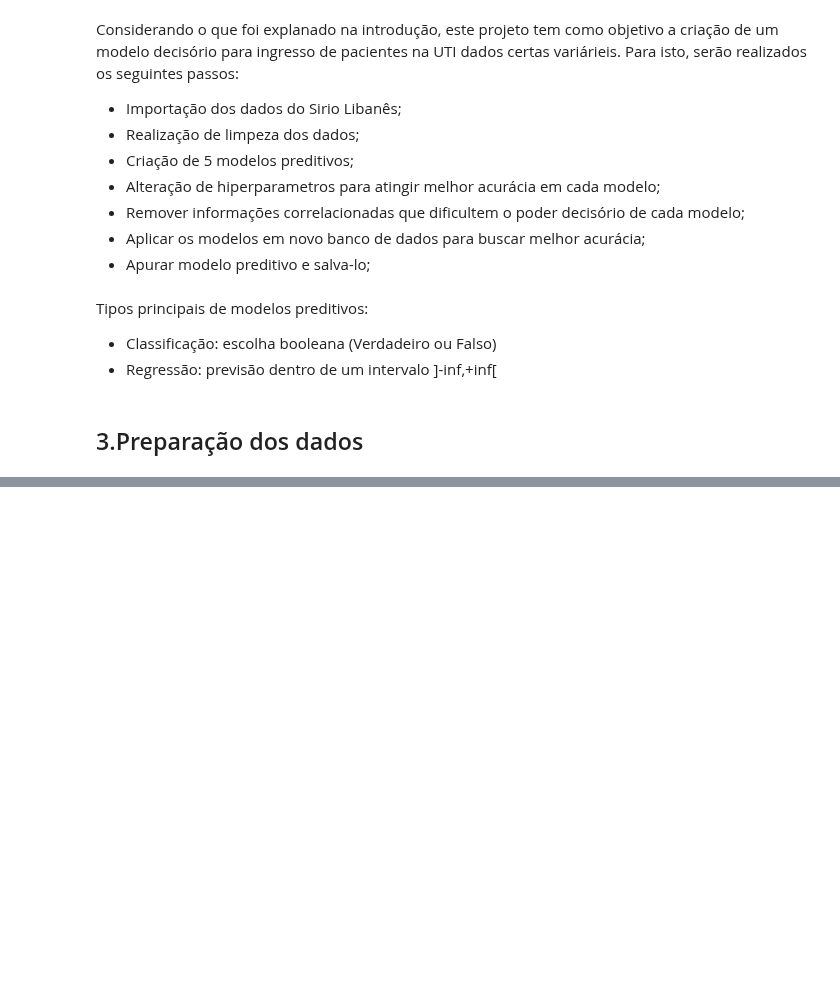
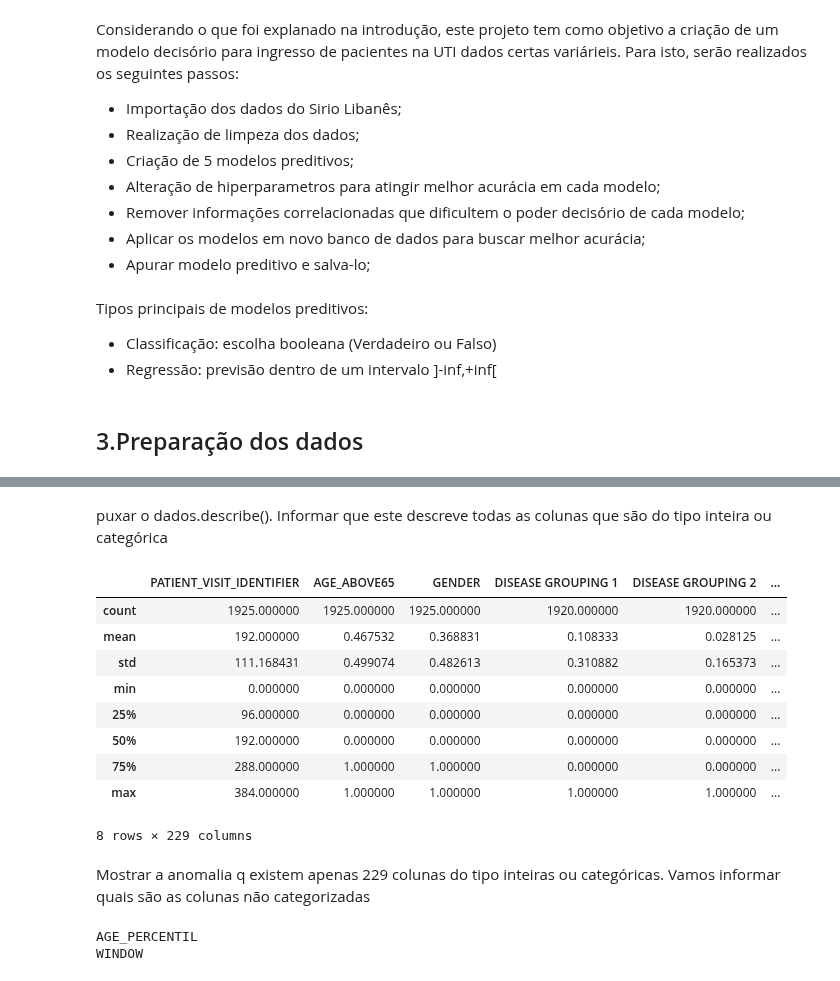
Before and after one commit to VitorFRodrigues/Data-Science-Bootcamp, a Jupyter notebook: Proj05_final/Notebook/Bootcamp_Proj_05.ipynb, the cells around one changed output, grey strips where cells are left out. Drawn from its saved outputs; the diff is of its cells as text; code cells hidden in the pictures; blank space fills up the shorter version.

```diff
--- a/Proj05_final/Notebook/Bootcamp_Proj_05.ipynb
+++ b/Proj05_final/Notebook/Bootcamp_Proj_05.ipynb
@@ -34,0 +74,24 @@ Tipos principais de modelos preditivos:
+# %% [markdown]
+puxar o dados.describe(). Informar que este descreve todas as colunas que são do tipo inteira ou categórica
+# %%
+dados.describe()
+# %% [output]
+|  | PATIENT_VISIT_IDENTIFIER | AGE_ABOVE65 | GENDER | DISEASE GROUPING 1 | DISEASE GROUPING 2 | ... |
+| count | 1925.000000 | 1925.000000 | 1925.000000 | 1920.000000 | 1920.000000 | ... |
+| mean | 192.000000 | 0.467532 | 0.368831 | 0.108333 | 0.028125 | ... |
+| std | 111.168431 | 0.499074 | 0.482613 | 0.310882 | 0.165373 | ... |
+| min | 0.000000 | 0.000000 | 0.000000 | 0.000000 | 0.000000 | ... |
+| 25% | 96.000000 | 0.000000 | 0.000000 | 0.000000 | 0.000000 | ... |
+| 50% | 192.000000 | 0.000000 | 0.000000 | 0.000000 | 0.000000 | ... |
+| 75% | 288.000000 | 1.000000 | 1.000000 | 0.000000 | 0.000000 | ... |
+| max | 384.000000 | 1.000000 | 1.000000 | 1.000000 | 1.000000 | ... |
+8 rows × 229 columns
+# %% [markdown]
+Mostrar a anomalia q existem apenas 229 colunas do tipo inteiras ou categóricas. Vamos informar quais são as colunas não categorizadas
+# %%
+for coluna in dados.columns:
+  if coluna not in dados.describe().columns:
+    print(coluna)
+# %% [output]
+AGE_PERCENTIL
+WINDOW
```
Also changed, not shown: parts of 8 cells of this notebook.
